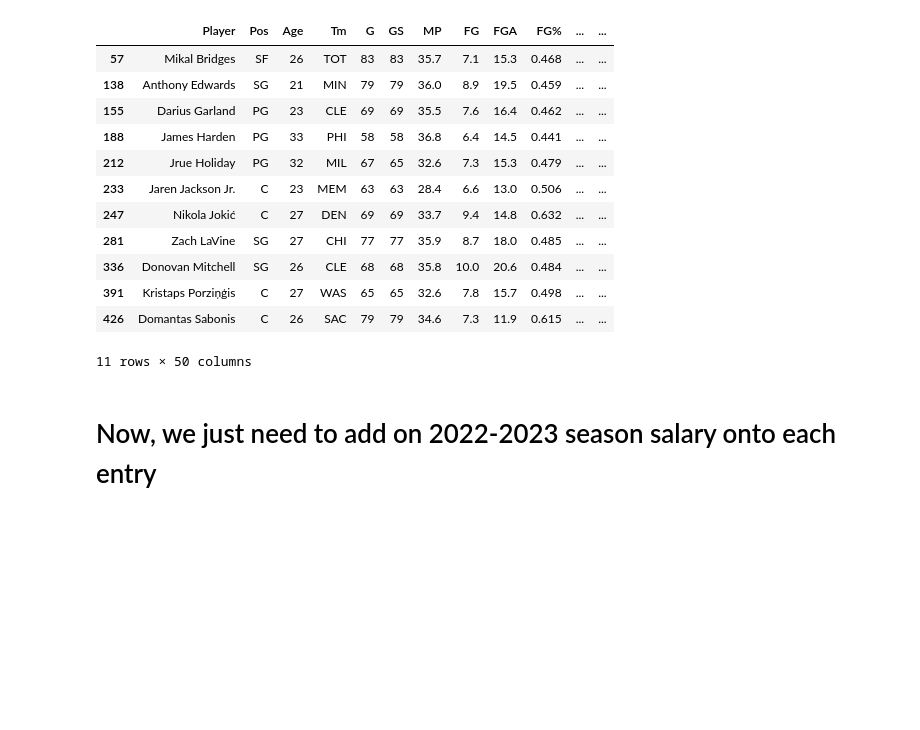
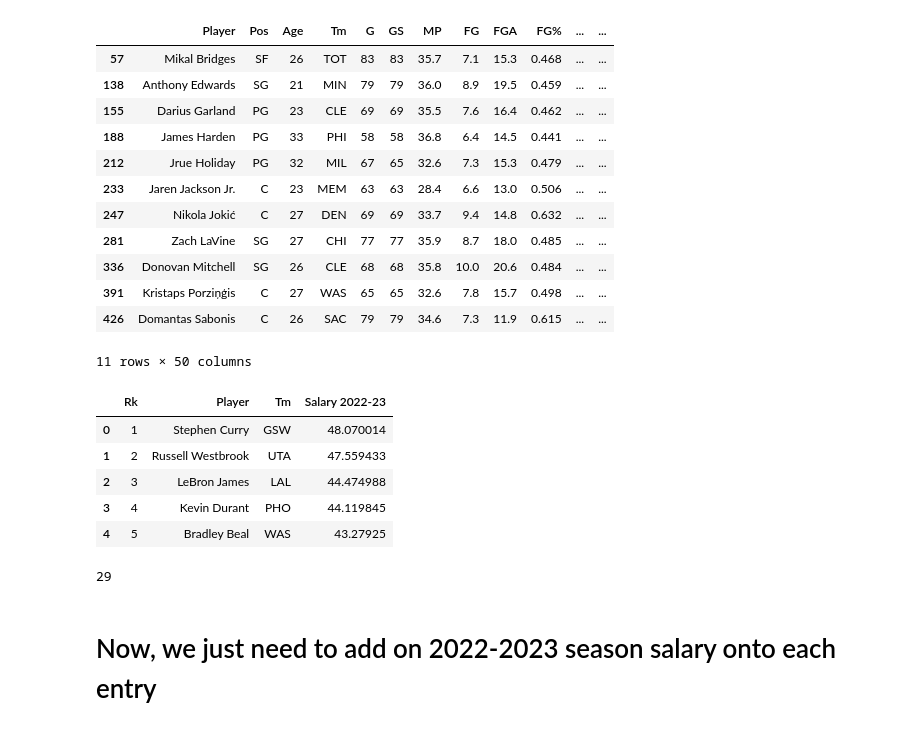
Before and after one commit to mnocerino23/NBA-Player-Classifier, a Jupyter notebook: 22_23_Cleaning.ipynb, the cells around one changed output. Drawn from its saved outputs; the diff is of its cells as text; code cells hidden in the pictures; blank space fills up the shorter version.

```diff
--- a/22_23_Cleaning.ipynb
+++ b/22_23_Cleaning.ipynb
@@ -239,3 +214,23 @@ elite.head(20)
 | 391 | Kristaps Porziņģis | C | 27 | WAS | 65 | 65 | 32.6 | 7.8 | 15.7 | 0.498 | ... | ... |
 | 426 | Domantas Sabonis | C | 26 | SAC | 79 | 79 | 34.6 | 7.3 | 11.9 | 0.615 | ... | ... |
 11 rows × 50 columns
+# %%
+for index, row in salaries.iterrows():
+  #if the salary is a string (meaning it isn't null), remove $ and commas and caste to float
+  if isinstance(salaries.at[index, 'Salary 2022-23'], str) == True:
+    instance = salaries.at[index, 'Salary 2022-23']
+    #strip the $ and commas from the provided salary
+    instance = instance.replace("$", "")
+    instance = instance.replace(",", "")
+    #convert the salary to a float and divide by 1,000,000 so that the column holds
+    #salary in millions
+    salaries.at[index, 'Salary 2022-23'] = (float(instance))/1000000
+# %%
+salaries.head(5)
+# %% [output]
+|  | Rk | Player | Tm | Salary 2022-23 |
+| 0 | 1 | Stephen Curry | GSW | 48.070014 |
+| 1 | 2 | Russell Westbrook | UTA | 47.559433 |
+| 2 | 3 | LeBron James | LAL | 44.474988 |
+| 3 | 4 | Kevin Durant | PHO | 44.119845 |
+| 4 | 5 | Bradley Beal | WAS | 43.27925 |
@@ -242,2 +240,7 @@ elite.head(20)
+# %%
+#29 players are missing salaries
+salaries['Salary 2022-23'].isna().sum()
+# %% [output]
+29
 # %% [markdown]
 # Now, we just need to add on 2022-2023 season salary onto each entry
```
Also changed, not shown: parts of 17 cells of this notebook.
